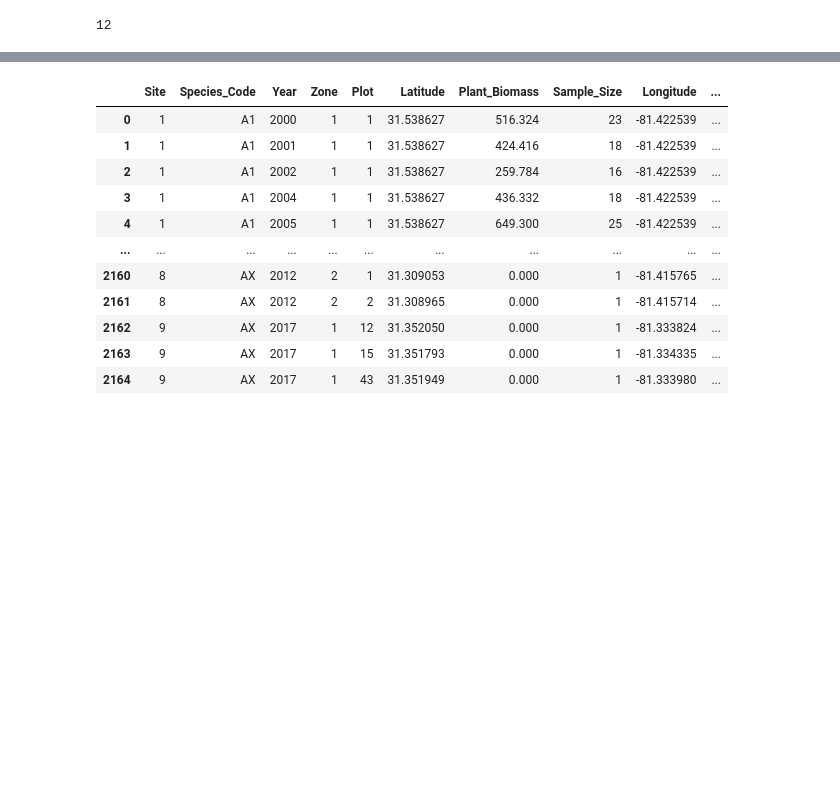
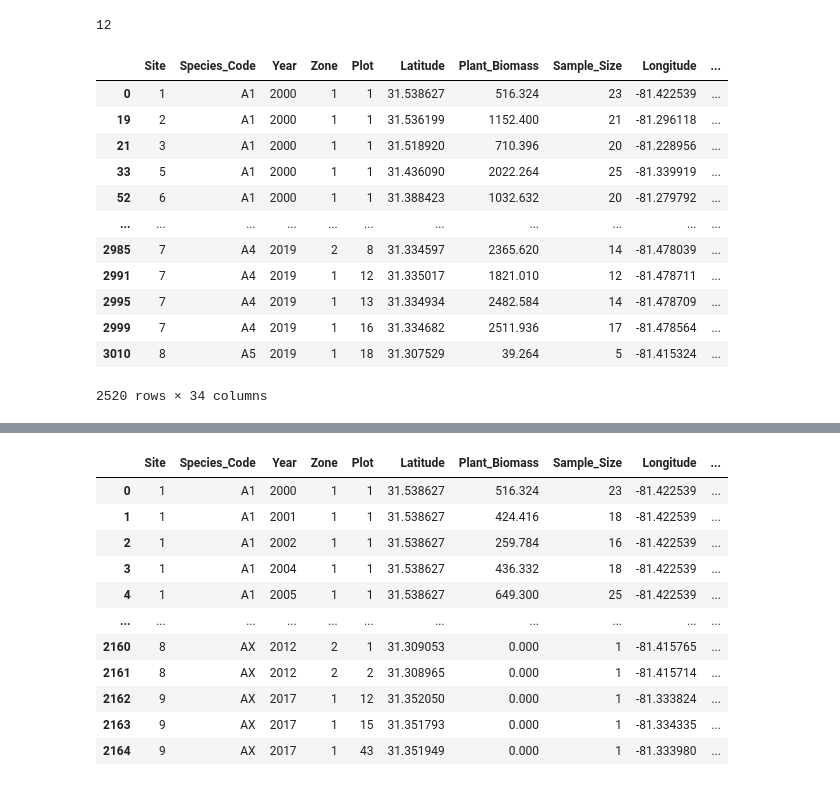
Before and after one commit to asajulien/PhD, a Jupyter notebook: Jupyter/LTER sites/Georgia/GEE-GA-STREAMLINED.ipynb, the cells around one changed output, grey strips where cells are left out. Drawn from its saved outputs; the diff is of its cells as text; code cells hidden in the pictures; blank space fills up the shorter version.

```diff
--- a/Jupyter/LTER sites/Georgia/GEE-GA-STREAMLINED.ipynb
+++ b/Jupyter/LTER sites/Georgia/GEE-GA-STREAMLINED.ipynb
@@ -217,0 +239,45 @@ ls8_2020 = ee.Image(list_8.get(7))
+# %%
+#With loop to cut out unnecessary code:
+years_l5 = range(2000, 2012)
+years_l7 = range(2012, 2013)
+years_l8 = range(2013, 2021)
+
+landsat5_list = []
+for i in range(len(years_l5)):
+    ls5_x = geemap.ee_to_pandas(rasterExtraction(ee.Image(list_5.get(i))))
+    sample5 = ls5_x[ls5_x['Year'] == years_l5[i]]
+    landsat5_list.append(sample5)
+
+landsat7_list = []
+for i in range(len(years_l7)):
+    ls7_x = geemap.ee_to_pandas(rasterExtraction(ee.Image(list_7.get(i))))
+    sample7 = ls7_x[ls7_x['Year'] == years_l7[i]]
+    landsat7_list.append(sample7)
+
+landsat8_list = []
+for i in range(len(years_l8)):
+    ls8_x = geemap.ee_to_pandas(rasterExtraction(ee.Image(list_8.get(i))))
+    sample8 = ls8_x[ls8_x['Year'] == years_l8[i]]
+    landsat8_list.append(sample8)
+
+l5_extract = pd.concat(landsat5_list)
+l7_extract = pd.concat(landsat7_list)
+l8_extract = pd.concat(landsat8_list)
+
+landsat_extract = pd.concat([l5_extract,l7_extract,l8_extract])
+
+landsat_extract
+# %% [output]
+|  | Site | Species_Code | Year | Zone | Plot | Latitude | Plant_Biomass | Sample_Size | Longitude | ... |
+| 0 | 1 | A1 | 2000 | 1 | 1 | 31.538627 | 516.324 | 23 | -81.422539 | ... |
+| 19 | 2 | A1 | 2000 | 1 | 1 | 31.536199 | 1152.400 | 21 | -81.296118 | ... |
+| 21 | 3 | A1 | 2000 | 1 | 1 | 31.518920 | 710.396 | 20 | -81.228956 | ... |
+| 33 | 5 | A1 | 2000 | 1 | 1 | 31.436090 | 2022.264 | 25 | -81.339919 | ... |
+| 52 | 6 | A1 | 2000 | 1 | 1 | 31.388423 | 1032.632 | 20 | -81.279792 | ... |
+| ... | ... | ... | ... | ... | ... | ... | ... | ... | ... | ... |
+| 2985 | 7 | A4 | 2019 | 2 | 8 | 31.334597 | 2365.620 | 14 | -81.478039 | ... |
+| 2991 | 7 | A4 | 2019 | 1 | 12 | 31.335017 | 1821.010 | 12 | -81.478711 | ... |
+| 2995 | 7 | A4 | 2019 | 1 | 13 | 31.334934 | 2482.584 | 14 | -81.478709 | ... |
+| 2999 | 7 | A4 | 2019 | 1 | 16 | 31.334682 | 2511.936 | 17 | -81.478564 | ... |
+| 3010 | 8 | A5 | 2019 | 1 | 18 | 31.307529 | 39.264 | 5 | -81.415324 | ... |
+2520 rows × 34 columns
```
Also changed, not shown: parts of 10 cells of this notebook, 2 other files.
